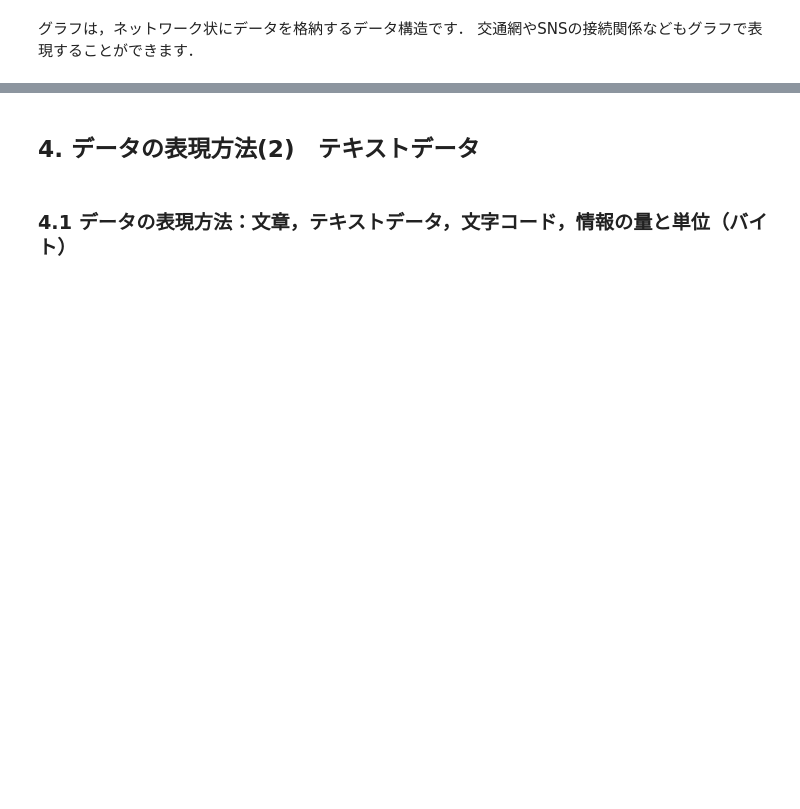
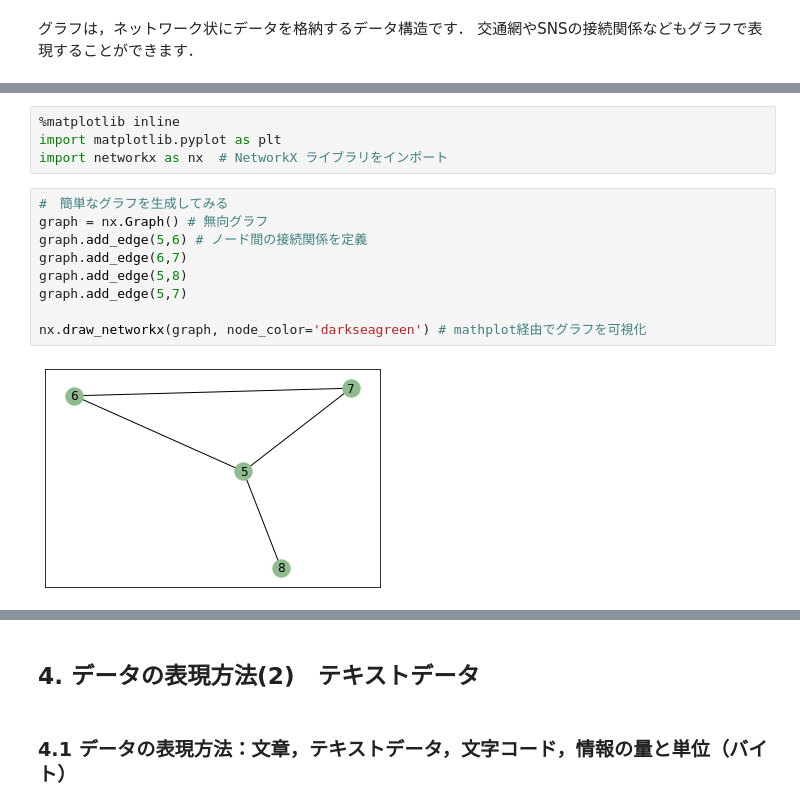
Before and after one commit to MDASH-shinshu/MDASH-T-DE, a Jupyter notebook: 2/2_data_expression_colab.ipynb, the cells around one changed output, grey strips where cells are left out. Saved outputs shown, nothing was run; the diff lists cells and outputs as text; blank space fills up the shorter version.

```diff
--- a/2/2_data_expression_colab.ipynb
+++ b/2/2_data_expression_colab.ipynb
@@ -416,0 +496,15 @@ array([-0.4033405 , -0.51650493,  1.44756993, ..., -0.5635043 ,
+# %%
+%matplotlib inline
+import matplotlib.pyplot as plt
+import networkx as nx  # NetworkX ライブラリをインポート
+# %%
+#　簡単なグラフを生成してみる
+graph = nx.Graph() # 無向グラフ
+graph.add_edge(5,6) # ノード間の接続関係を定義
+graph.add_edge(6,7)
+graph.add_edge(5,8)
+graph.add_edge(5,7)
+
+nx.draw_networkx(graph, node_color='darkseagreen') # mathplot経由でグラフを可視化
+# %% [output]
+[figure, added]
```
Also changed, not shown: parts of 19 cells of this notebook.
